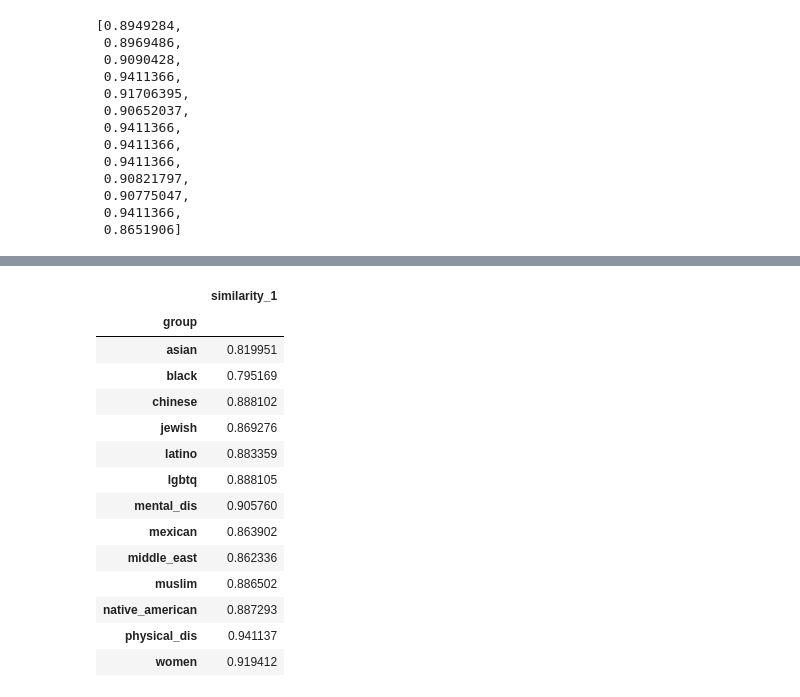
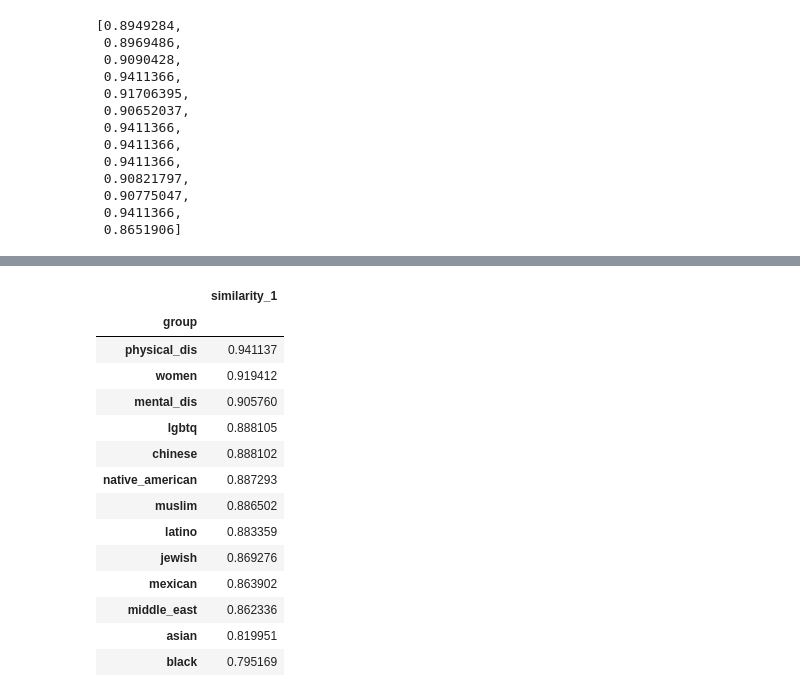
Before and after one commit to wid0gast/interp-toxicity, a Jupyter notebook: patching_pytorch copy.ipynb, the cells around one changed output, grey strips where cells are left out. Drawn from its saved outputs; the diff is of its cells as text; code cells hidden in the pictures.

```diff
--- a/patching_pytorch copy.ipynb
+++ b/patching_pytorch copy.ipynb
@@ -681,18 +792,18 @@ final_df.sort_values('delta', ascending=False).to_csv('pgd/toxigen_fp_fn_scores.
 # %%
-new_df1.groupby('group').agg({'similarity': 'median'}).rename(columns={'similarity': 'similarity_1'})
+new_df1.groupby('group').agg({'similarity': 'median'}).rename(columns={'similarity': 'similarity_1'}).sort_values('similarity_1', ascending=False)
 # %% [output]
 |  | similarity_1 |
 | group |  |
+| physical_dis | 0.941137 |
+| women | 0.919412 |
+| mental_dis | 0.905760 |
+| lgbtq | 0.888105 |
+| chinese | 0.888102 |
+| native_american | 0.887293 |
+| muslim | 0.886502 |
+| latino | 0.883359 |
+| jewish | 0.869276 |
+| mexican | 0.863902 |
+| middle_east | 0.862336 |
 | asian | 0.819951 |
 | black | 0.795169 |
-| chinese | 0.888102 |
-| jewish | 0.869276 |
-| latino | 0.883359 |
-| lgbtq | 0.888105 |
-| mental_dis | 0.905760 |
-| mexican | 0.863902 |
-| middle_east | 0.862336 |
-| muslim | 0.886502 |
-| native_american | 0.887293 |
-| physical_dis | 0.941137 |
-| women | 0.919412 |
```
Also changed, not shown: parts of 31 cells of this notebook, 10 other files.
